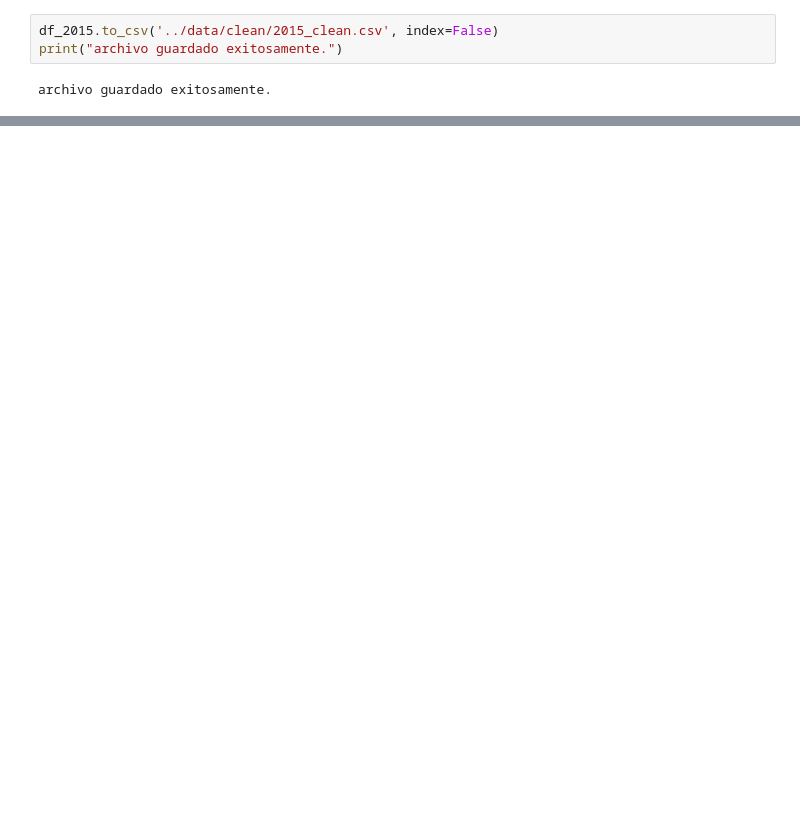
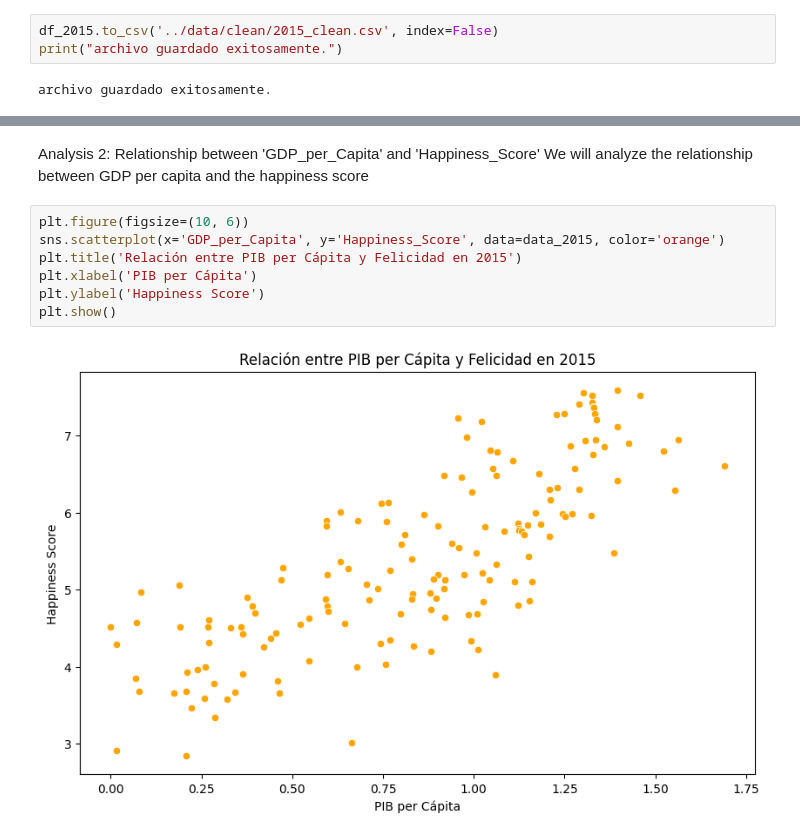
Before and after one commit to willyoung21/Happiness-Countries, a Jupyter notebook: notebooks/EDA_2015.ipynb, the cells around one changed output, grey strips where cells are left out. Saved outputs shown, nothing was run; the diff lists cells and outputs as text; blank space fills up the shorter version.

```diff
--- a/notebooks/EDA_2015.ipynb
+++ b/notebooks/EDA_2015.ipynb
@@ -121,0 +155,12 @@ archivo guardado exitosamente.
+# %% [markdown]
+Analysis 2: Relationship between 'GDP_per_Capita' and 'Happiness_Score'
+We will analyze the relationship between GDP per capita and the happiness score
+# %%
+plt.figure(figsize=(10, 6))
+sns.scatterplot(x='GDP_per_Capita', y='Happiness_Score', data=data_2015, color='orange')
+plt.title('Relación entre PIB per Cápita y Felicidad en 2015')
+plt.xlabel('PIB per Cápita')
+plt.ylabel('Happiness Score')
+plt.show()
+# %% [output]
+[figure, added]
```
Also changed, not shown: parts of 15 cells of this notebook, 5 other files.
